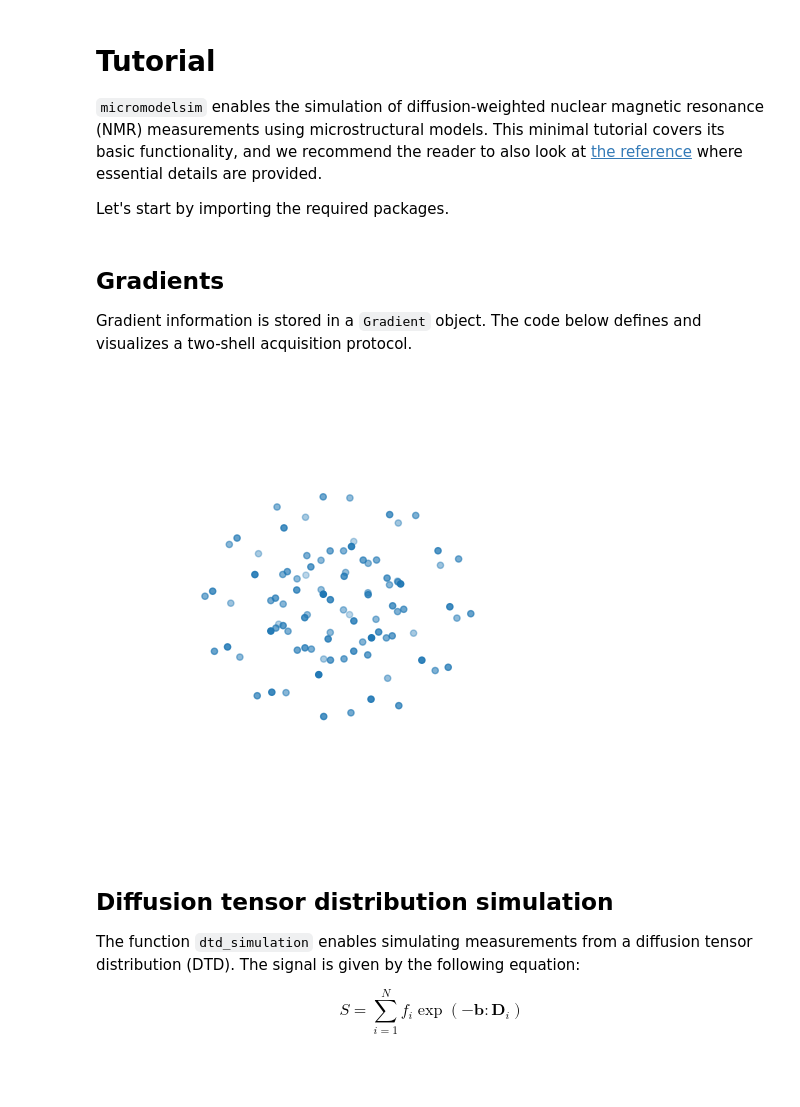
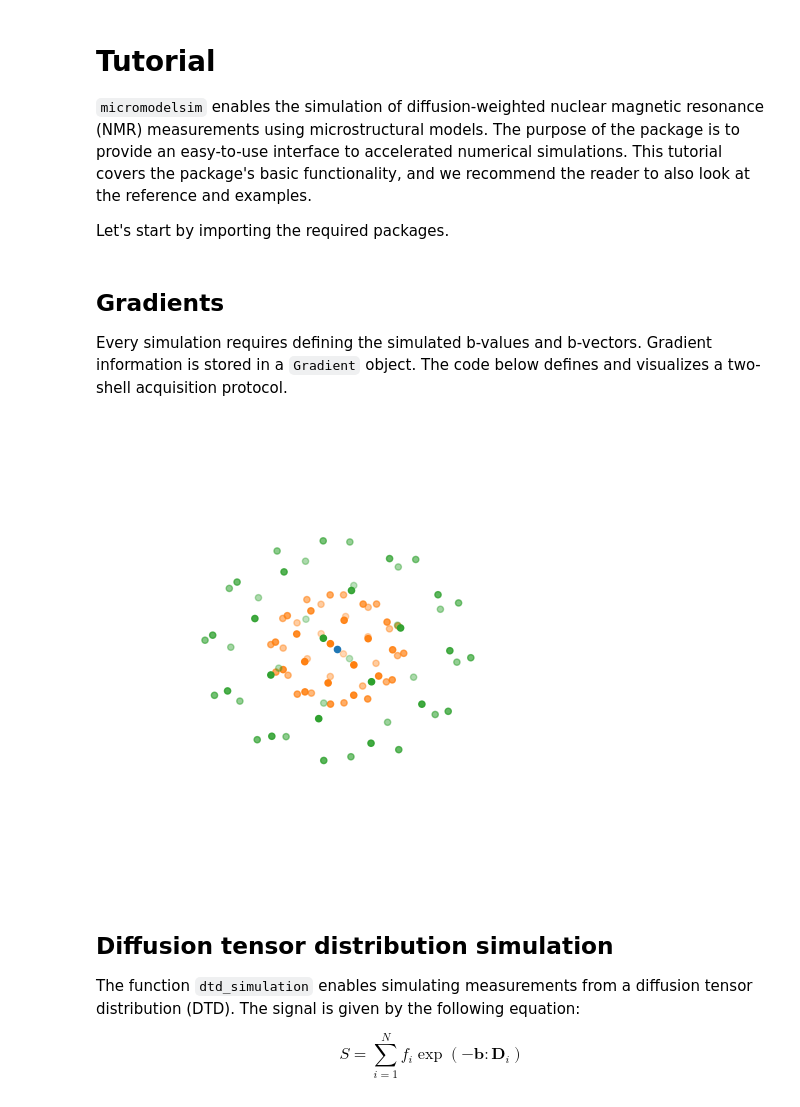
Before and after one commit to polbb/micromodelsim, a Jupyter notebook: docs/source/tutorial.ipynb, the cells around one changed output. Drawn from its saved outputs; the diff is of its cells as text; code cells hidden in the pictures; blank space fills up the shorter version.

Commit message:
Improved tutorial

```diff
--- a/docs/source/tutorial.ipynb
+++ b/docs/source/tutorial.ipynb
@@ -1,7 +1,7 @@
 # %% [markdown]
 # Tutorial
 
-`micromodelsim` enables the simulation of diffusion-weighted nuclear magnetic resonance (NMR) measurements using microstructural models. This minimal tutorial covers its basic functionality, and we recommend the reader to also look at [the reference](https://micromodelsim.rtfd.io/en/latest/reference.html) where essential details are provided.
+`micromodelsim` enables the simulation of diffusion-weighted nuclear magnetic resonance (NMR) measurements using microstructural models. The purpose of the package is to provide an easy-to-use interface to accelerated numerical simulations. This tutorial covers the package's basic functionality, and we recommend the reader to also look at the reference and examples.
 
 Let's start by importing the required packages.
 # %%
@@ -15,53 +15,33 @@ import micromodelsim as mmsim
 # %% [markdown]
 ## Gradients
 
-Gradient information is stored in a `Gradient` object. The code below defines and visualizes a two-shell acquisition protocol.
+Every simulation requires defining the simulated b-values and b-vectors. Gradient information is stored in a `Gradient` object. The code below defines and visualizes a two-shell acquisition protocol.
 # %%
-bvecs = np.array(
-    [
-        [0.283, 0.283, 0.917],
-        [-0.283, 0.283, 0.917],
-        [-0.283, -0.283, 0.917],
-        [0.283, -0.283, 0.917],
-        [0.689, 0.285, 0.667],
-        [0.285, 0.689, 0.667],
-        [-0.285, 0.689, 0.667],
-        [-0.689, 0.285, 0.667],
-        [-0.689, -0.285, 0.667],
-        [-0.285, -0.689, 0.667],
-        [0.285, -0.689, 0.667],
-        [0.689, -0.285, 0.667],
-        [0.943, 0.0, 0.333],
-        [0.667, 0.667, 0.333],
-        [0.0, 0.943, 0.333],
-        [-0.667, 0.667, 0.333],
-        [-0.943, 0.0, 0.333],
-        [-0.667, -0.667, 0.333],
-        [-0.0, -0.943, 0.333],
-        [0.667, -0.667, 0.333],
-        [0.924, 0.383, 0.0],
-        [0.383, 0.924, 0.0],
-        [-0.383, 0.924, 0.0],
-        [-0.924, 0.383, 0.0],
-    ]
-)
+vertices_fname = os.path.join(
+    os.path.dirname(mmsim.__file__), "healpix", "vertices_48.txt"
+)  # file containing 48 points uniformly distributed over the surface of a sphere
+vertices = np.loadtxt(vertices_fname)  # an array with shape (number of directions, 3)
 
-bvecs = np.concatenate((bvecs, -bvecs))
+bvals = np.concatenate(
+    (np.zeros(1), np.ones(len(vertices)), 2 * np.ones(len(vertices)))
+)  # b0 and two non-zero b-values
+bvecs = np.vstack((np.zeros((1, 3)), vertices, vertices))
 
-bvals = np.concatenate((np.ones(len(bvecs)), 2 * np.ones(len(bvecs))))
-
-bvecs = np.vstack((bvecs, bvecs))
+gradient = mmsim.Gradient(bvals, bvecs)  # store gradient info in an object
 
 fig = plt.figure()
 ax = fig.add_subplot(111, projection="3d")
-ax.scatter(bvals * bvecs[:, 0], bvals * bvecs[:, 1], bvals * bvecs[:, 2])
+for idx in gradient.shell_idx_list:
+    ax.scatter(
+        bvals[idx] * bvecs[idx, 0],
+        bvals[idx] * bvecs[idx, 1],
+        bvals[idx] * bvecs[idx, 2],
+    )
 ax.set_axis_off()
 fig.tight_layout()
 plt.show()
-
-gradient = mmsim.Gradient(bvals, bvecs)
 # %% [output]
-[figure, old version]
+[figure, new version]
 # %% [markdown]
 ## Diffusion tensor distribution simulation
 
```
Also changed, not shown: parts of 9 cells of this notebook.
